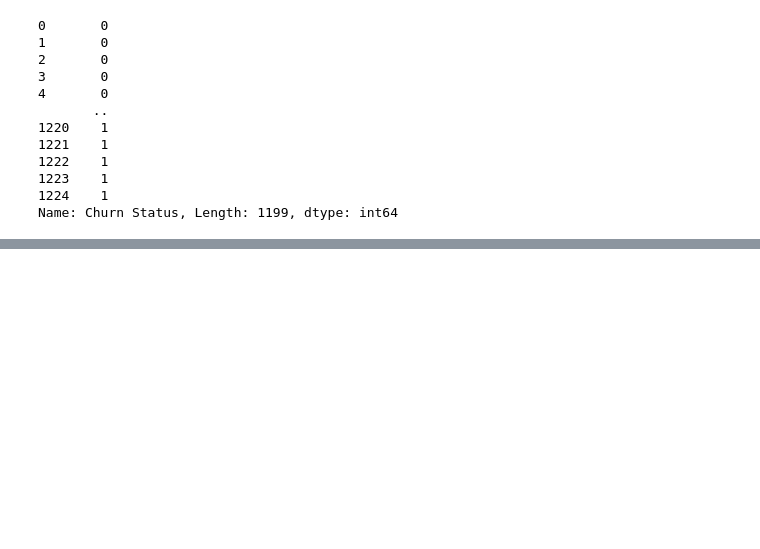
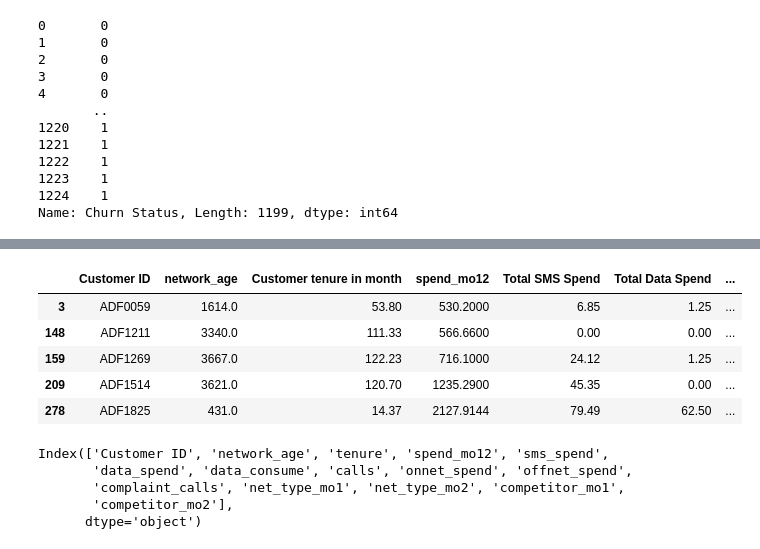
Before and after one commit to falken1983/PDS01_datathon, a Jupyter notebook: lightgbm_optuned_handler.ipynb, the cells around one changed output, grey strips where cells are left out. Saved outputs shown, nothing was run; the diff lists cells and outputs as text; code cells hidden in the pictures; blank space fills up the shorter version.

```diff
--- a/lightgbm_optuned_handler.ipynb
+++ b/lightgbm_optuned_handler.ipynb
@@ -492,0 +524,4 @@ Name: Churn Status, Length: 1199, dtype: int64
+# %%
+train_datamecum = pd.read_csv(
+    "./datamecum_data/cleaned_telcom_churn_construction.csv"
+)
@@ -492,0 +622,6 @@ Name: Churn Status, Length: 1199, dtype: int64
+# %%
+train_kaggle = pd.read_csv(
+    "./kaggle_data/cleaned_train.csv"
+)
+
+train_kaggle["Customer ID"]
@@ -492,0 +641,16 @@ Name: Churn Status, Length: 1199, dtype: int64
+# %%
+clients_in_datamecum_train = [client for client in train_datamecum["Customer ID"].values.tolist()]
+clients_in_kaggle_Train = [c for c in train_kaggle["Customer ID"].values.tolist()]
+
+clients_test_datamecum = [c for c in clients_in_kaggle_Train if c not in clients_in_datamecum_train]
+# %%
+test_datamecum = train_kaggle[train_kaggle["Customer ID"].isin(clients_test_datamecum)]
+# %%
+test_datamecum.head()
+# %% [output]
+|  | Customer ID | network_age | Customer tenure in month | spend_mo12 | Total SMS Spend | Total Data Spend | ... |
+| 3 | ADF0059 | 1614.0 | 53.80 | 530.2000 | 6.85 | 1.25 | ... |
+| 148 | ADF1211 | 3340.0 | 111.33 | 566.6600 | 0.00 | 0.00 | ... |
+| 159 | ADF1269 | 3667.0 | 122.23 | 716.1000 | 24.12 | 1.25 | ... |
+| 209 | ADF1514 | 3621.0 | 120.70 | 1235.2900 | 45.35 | 0.00 | ... |
+| 278 | ADF1825 | 431.0 | 14.37 | 2127.9144 | 79.49 | 62.50 | ... |
@@ -492,0 +660,9 @@ Name: Churn Status, Length: 1199, dtype: int64
+# %%
+X_test.columns = train_datamecum.columns.tolist()[:-1]
+X_test.columns
+# %% [output]
+Index(['Customer ID', 'network_age', 'tenure', 'spend_mo12', 'sms_spend',
+       'data_spend', 'data_consume', 'calls', 'onnet_spend', 'offnet_spend',
+       'complaint_calls', 'net_type_mo1', 'net_type_mo2', 'competitor_mo1',
+       'competitor_mo2'],
+      dtype='object')
```
Also changed, not shown: parts of 41 cells of this notebook, 7 other files.
